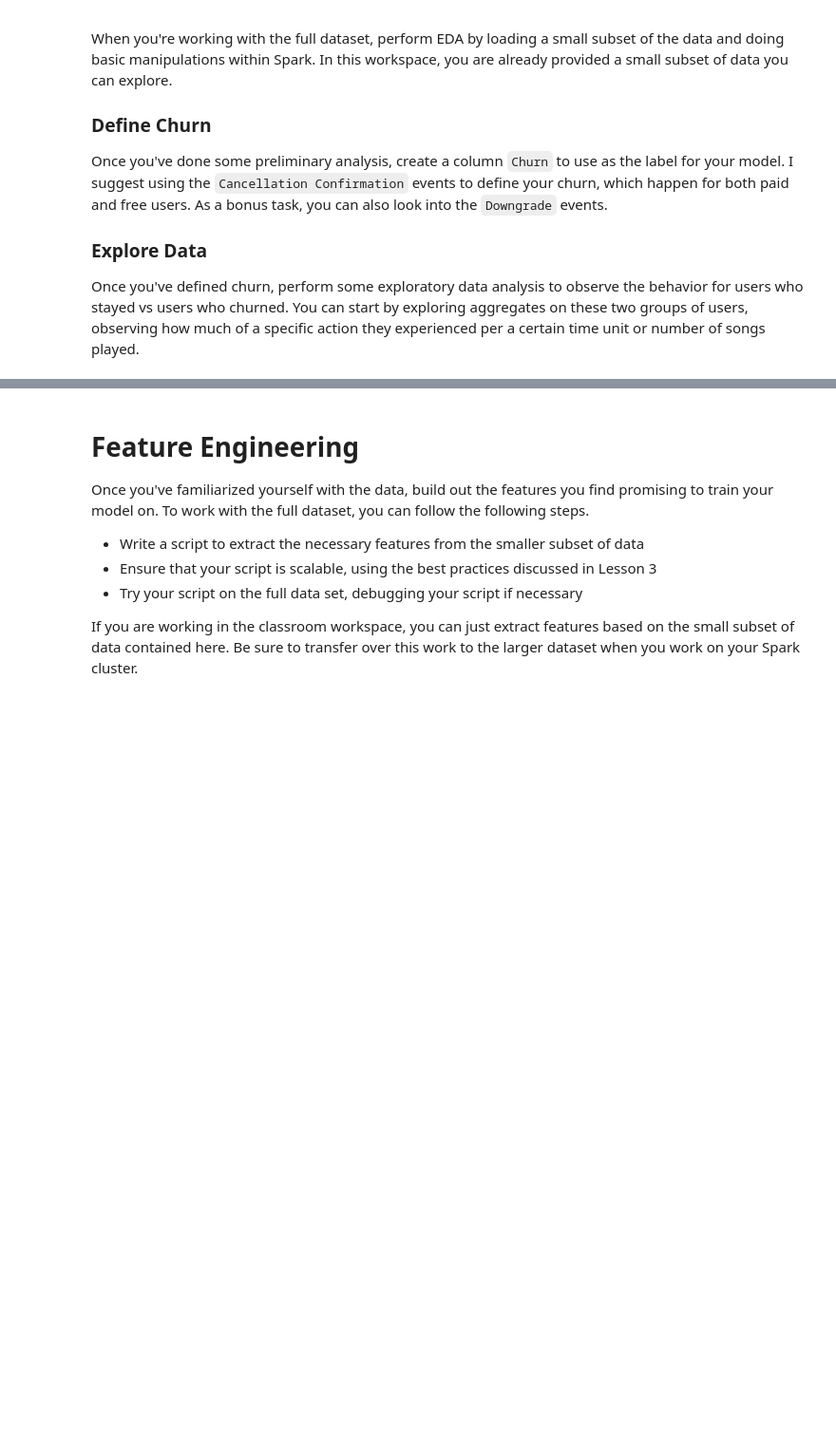
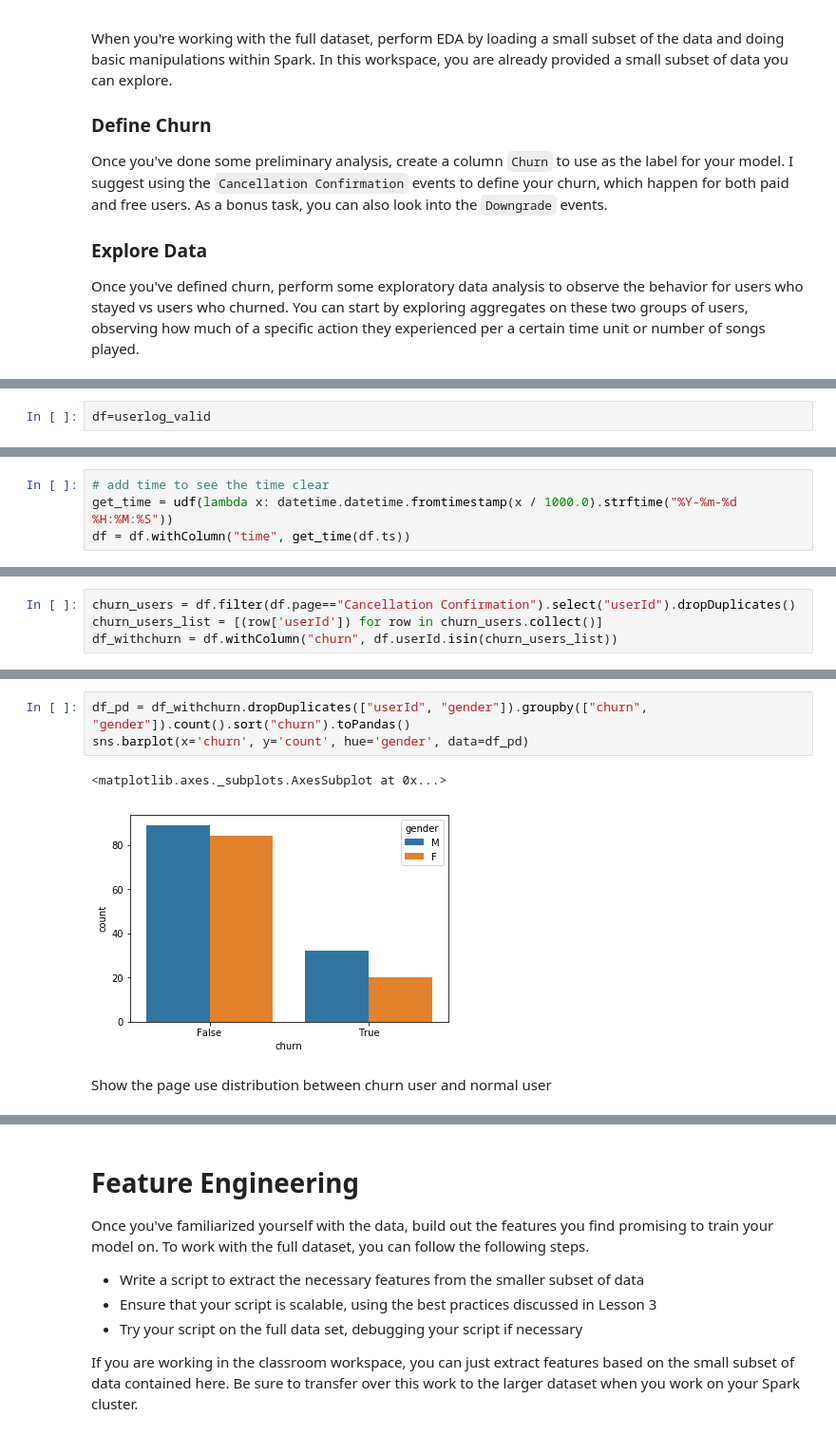
Before and after one commit to ShuangyuandData/SparkprojectSparkify, a Jupyter notebook: Sparkify.ipynb, the cells around one changed output, grey strips where cells are left out. Shown at 95% size. Saved outputs shown, nothing was run; the diff lists cells and outputs as text; blank space fills up the shorter version.

```diff
--- a/Sparkify.ipynb
+++ b/Sparkify.ipynb
@@ -415,0 +427,2 @@ print(df.describe("sessionID").show())
+# %%
+df=userlog_valid
@@ -415,0 +447,4 @@ print(df.describe("sessionID").show())
+# %%
+# add time to see the time clear
+get_time = udf(lambda x: datetime.datetime.fromtimestamp(x / 1000.0).strftime("%Y-%m-%d %H:%M:%S"))
+df = df.withColumn("time", get_time(df.ts))
@@ -415,0 +486,4 @@ print(df.describe("sessionID").show())
+# %%
+churn_users = df.filter(df.page=="Cancellation Confirmation").select("userId").dropDuplicates()
+churn_users_list = [(row['userId']) for row in churn_users.collect()]
+df_withchurn = df.withColumn("churn", df.userId.isin(churn_users_list))
@@ -415,0 +503,8 @@ print(df.describe("sessionID").show())
+# %%
+df_pd = df_withchurn.dropDuplicates(["userId", "gender"]).groupby(["churn", "gender"]).count().sort("churn").toPandas()
+sns.barplot(x='churn', y='count', hue='gender', data=df_pd)
+# %% [output]
+<matplotlib.axes._subplots.AxesSubplot at 0x...>
+[figure, added]
+# %% [markdown]
+Show the page use distribution between churn user and normal user
```
Also changed, not shown: parts of 92 cells of this notebook.
